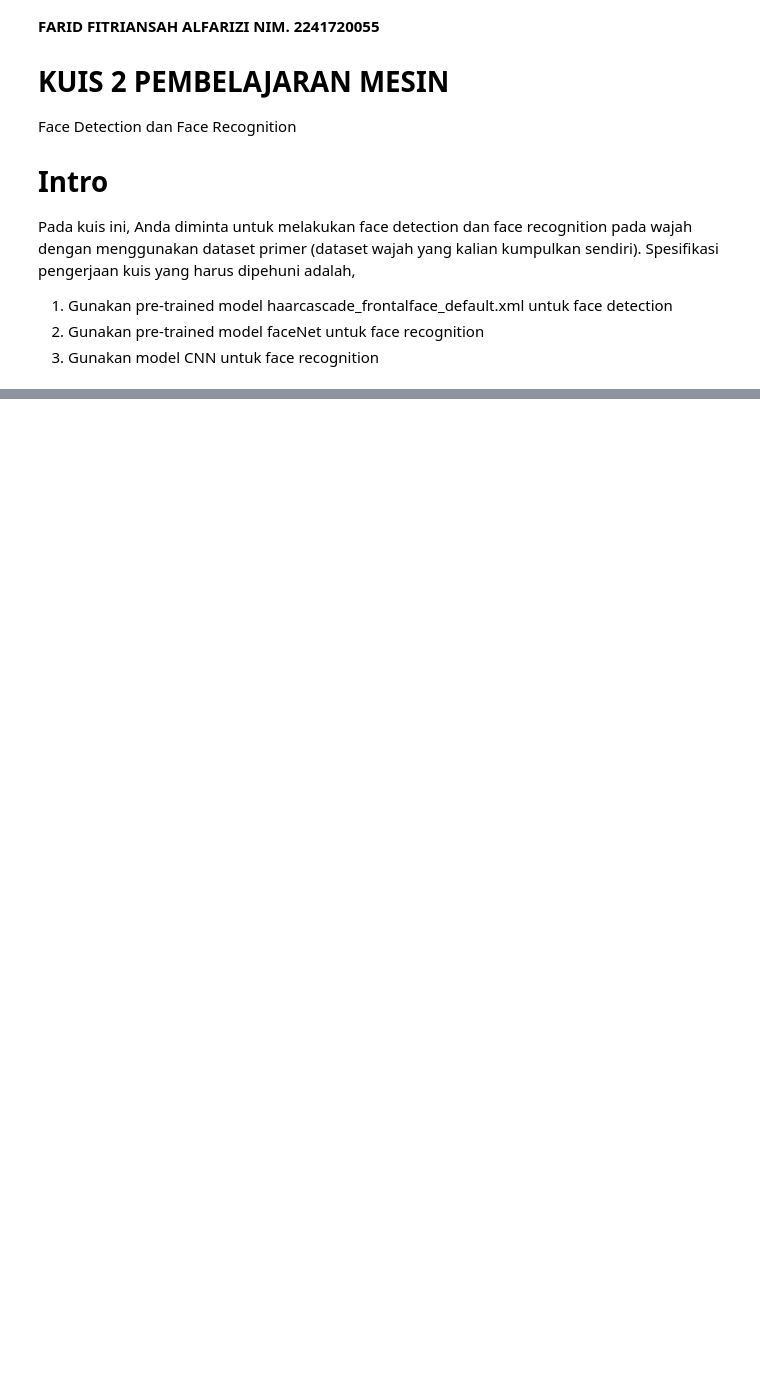
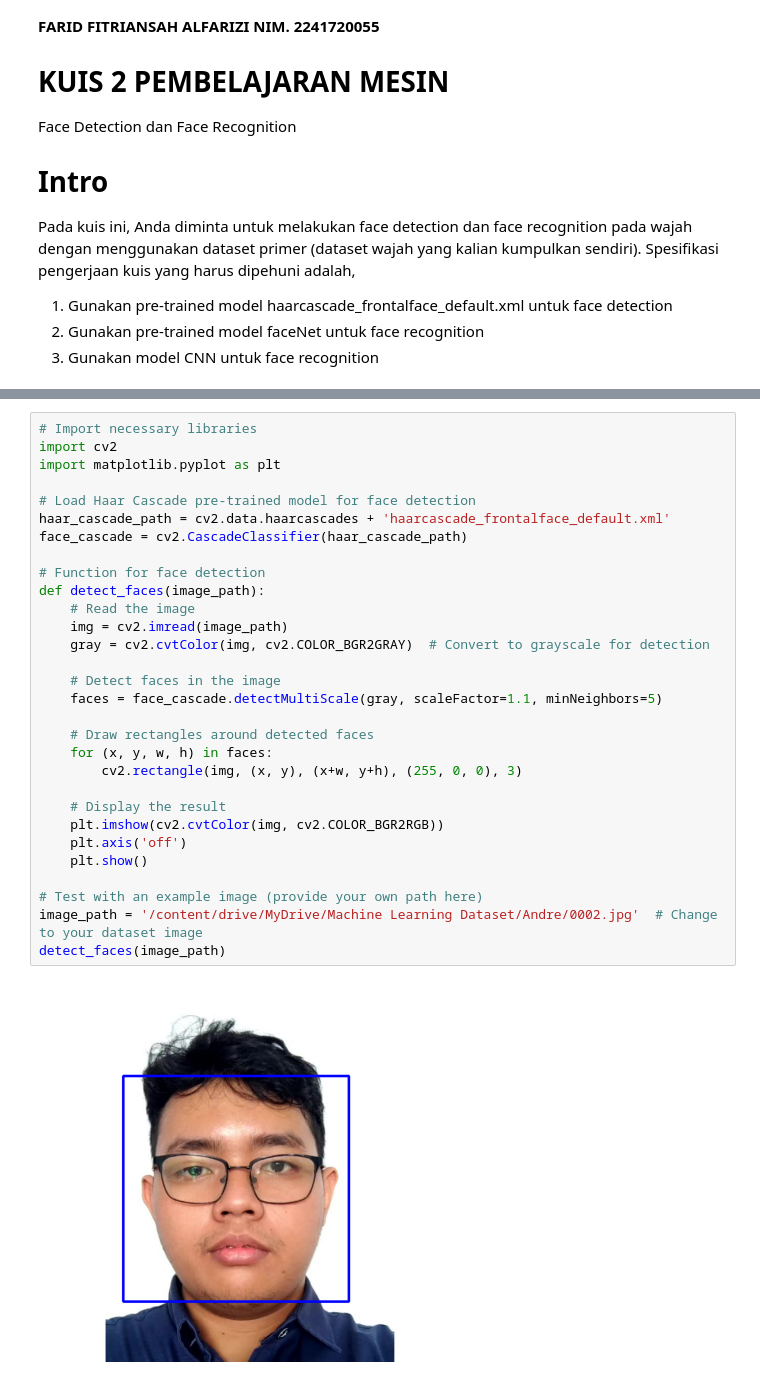
Before and after one commit to Andreagazy/Machine-Learning-2024, a Jupyter notebook: Kuis2_ML_Kelompok5.ipynb, the cells around one changed output, grey strips where cells are left out. Drawn from its saved outputs; the diff is of its cells as text; blank space fills up the shorter version.

```diff
--- a/Kuis2_ML_Kelompok5.ipynb
+++ b/Kuis2_ML_Kelompok5.ipynb
@@ -296,0 +62,32 @@ File diunggah: TestDeteksi (1).jpg
+# %%
+# Import necessary libraries
+import cv2
+import matplotlib.pyplot as plt
+
+# Load Haar Cascade pre-trained model for face detection
+haar_cascade_path = cv2.data.haarcascades + 'haarcascade_frontalface_default.xml'
+face_cascade = cv2.CascadeClassifier(haar_cascade_path)
+
+# Function for face detection
+def detect_faces(image_path):
+    # Read the image
+    img = cv2.imread(image_path)
+    gray = cv2.cvtColor(img, cv2.COLOR_BGR2GRAY)  # Convert to grayscale for detection
+
+    # Detect faces in the image
+    faces = face_cascade.detectMultiScale(gray, scaleFactor=1.1, minNeighbors=5)
+
+    # Draw rectangles around detected faces
+    for (x, y, w, h) in faces:
+        cv2.rectangle(img, (x, y), (x+w, y+h), (255, 0, 0), 3)
+
+    # Display the result
+    plt.imshow(cv2.cvtColor(img, cv2.COLOR_BGR2RGB))
+    plt.axis('off')
+    plt.show()
+
+# Test with an example image (provide your own path here)
+image_path = '/content/drive/MyDrive/Machine Learning Dataset/Andre/0002.jpg'  # Change to your dataset image
+detect_faces(image_path)
+# %% [output]
+[figure, added]
```
Also changed, not shown: parts of 15 cells of this notebook.
